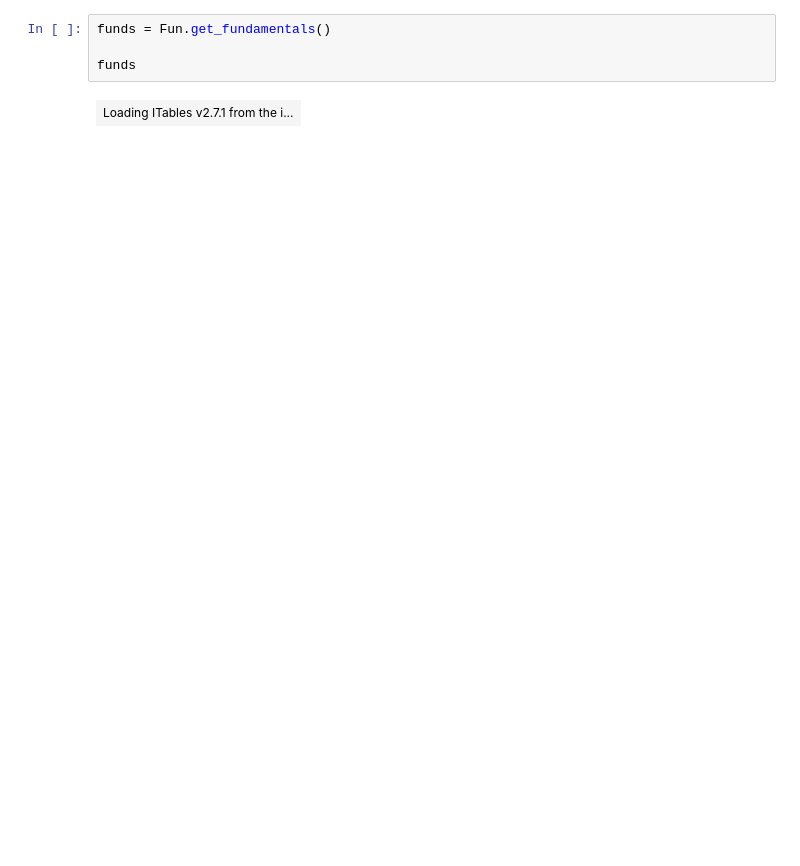
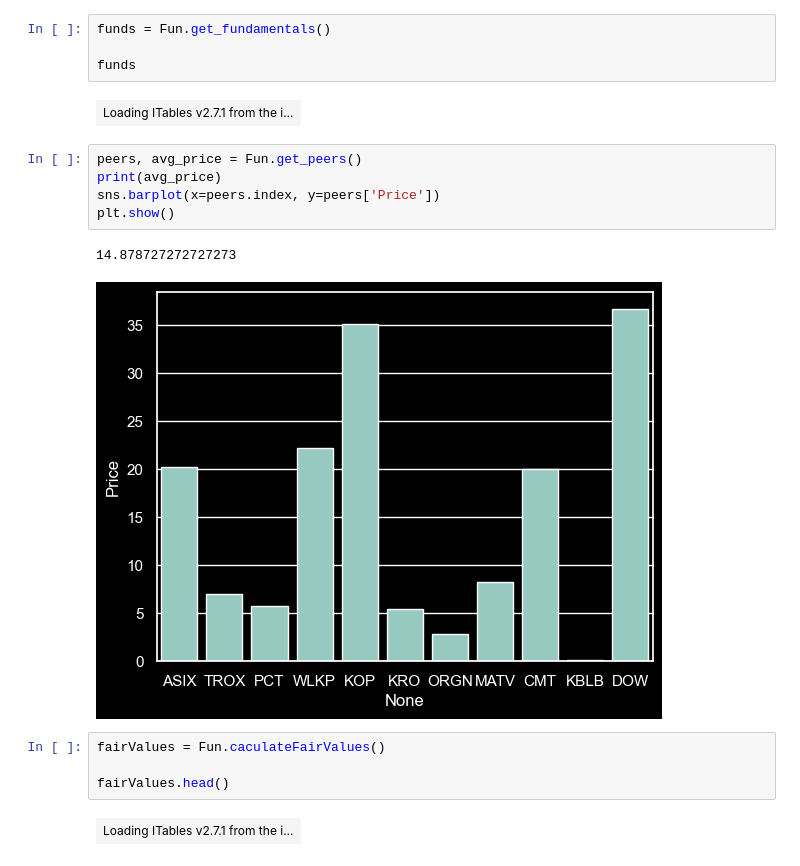
Before and after one commit to hodge-py/Quatro_Models, a Jupyter notebook: ASIX.ipynb, the cells around one changed output. Drawn from its saved outputs; the diff is of its cells as text; blank space fills up the shorter version.

```diff
--- a/ASIX.ipynb
+++ b/ASIX.ipynb
@@ -27,3 +50,17 @@ funds = Fun.get_fundamentals()
 funds
 # %% [output]
 | Loading ITables v2.7.1 from the i... |
+# %%
+peers, avg_price = Fun.get_peers()
+print(avg_price)
+sns.barplot(x=peers.index, y=peers['Price'])
+plt.show()
+# %% [output]
+14.878727272727273
+[figure, added]
+# %%
+fairValues = Fun.caculateFairValues()
+
+fairValues.head()
+# %% [output]
+| Loading ITables v2.7.1 from the i... |
```
Also changed, not shown: parts of 1 cell of this notebook, 1 other file.
